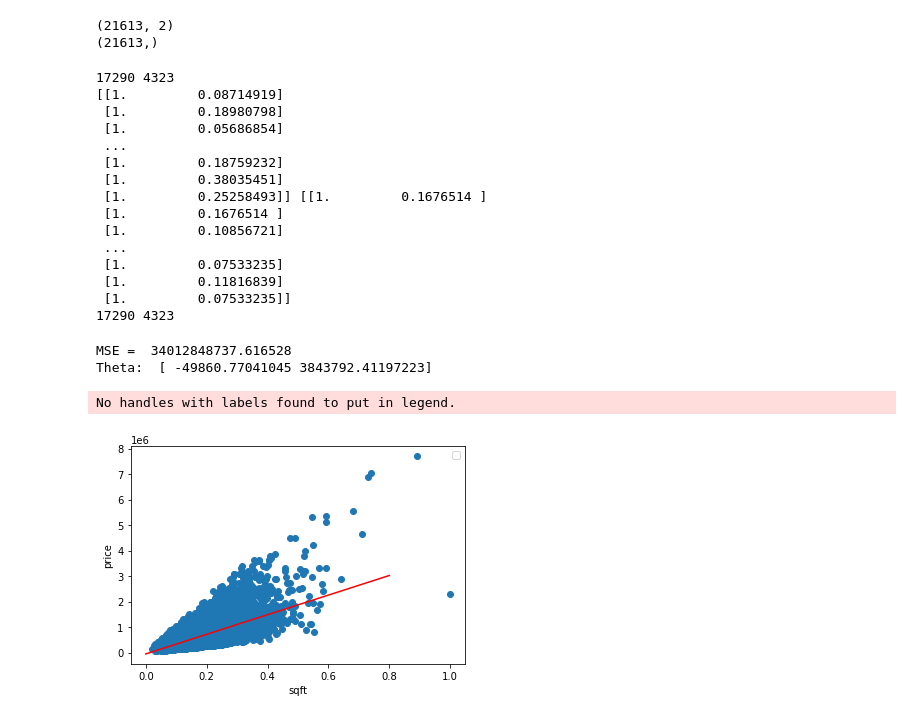
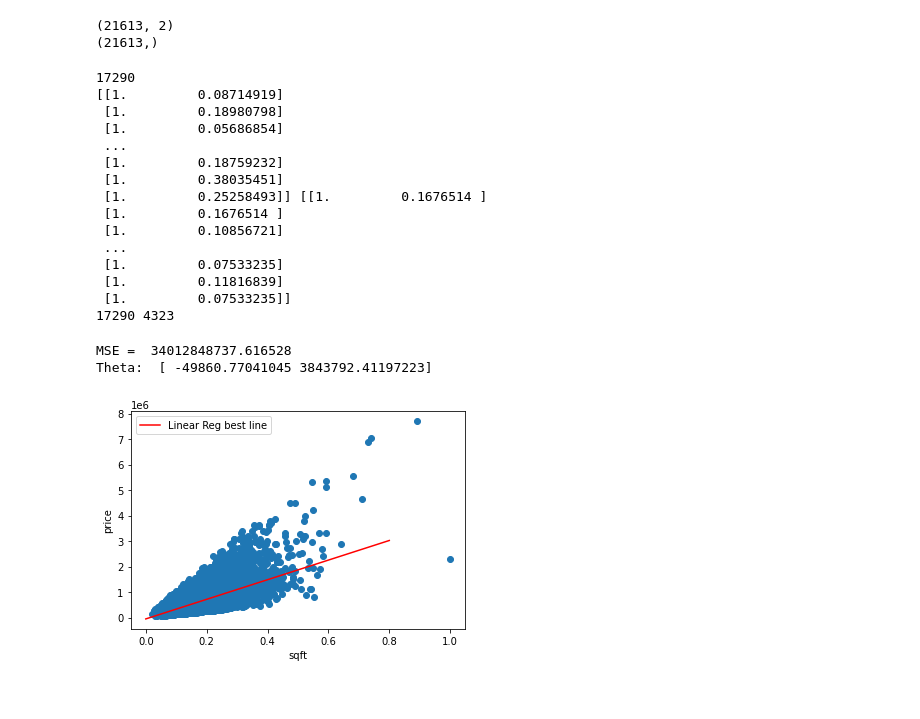
Before and after one commit to hossammohamed26/ML-LinearRegressionOneVariable, a Jupyter notebook: LinearReg.ipynb, the cells around one changed output. Saved outputs shown, nothing was run; the diff lists cells and outputs as text; code cells hidden in the pictures.

```diff
--- a/LinearReg.ipynb
+++ b/LinearReg.ipynb
@@ -66,7 +65,7 @@ print(y_data.shape)
 # %%
 #split data train & test 80/20
 trainSize=int(y_data.size*.8)
-print(trainSize,testSize)
+print(trainSize)
 xTrain=x_data[:trainSize]
 xTest=x_data[trainSize:]
 
@@ -76,7 +75,7 @@ yTest=y_data[trainSize:]
 print(xTrain,xTest)
 print(len(yTrain),len(yTest))
 # %% [output]
-17290 4323
+17290
 [[1.         0.08714919]
  [1.         0.18980798]
  [1.         0.05686854]
@@ -116,17 +117,16 @@ gradientDescentOneVar()
 MSE =  34012848737.616528
 Theta:  [ -49860.77041045 3843792.41197223]
 # %%
-plt.scatter(x_data[:,1], y_data,)
+plt.scatter(x_data[:,1], y_data)
 xPoints = np.linspace(0,0.8,5)
 yPoints = [ceta[0] + ceta[1]* x for x in xPoints]
-plt.plot(fitX, fitY,color='red')
+plt.plot(xPoints, yPoints,color='red',label='Linear Reg best line')
 plt.xlabel("sqft")
 plt.ylabel("price")
 plt.legend()
 plt.show()
 # %% [output]
-No handles with labels found to put in legend.
-[figure, old version]
+[figure, new version]
 # %%
 def predTest():
     ytestpred = xTest.dot(ceta)
```
Also changed, not shown: parts of 4 cells of this notebook.
